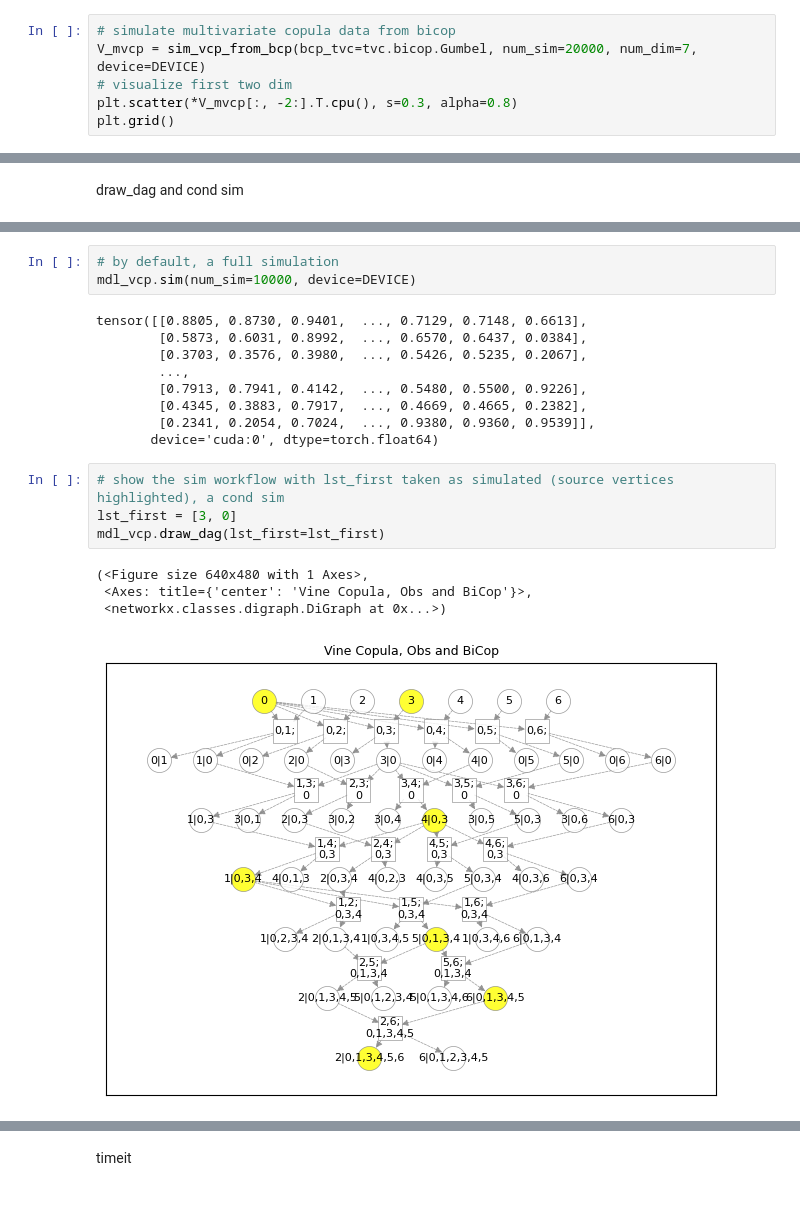
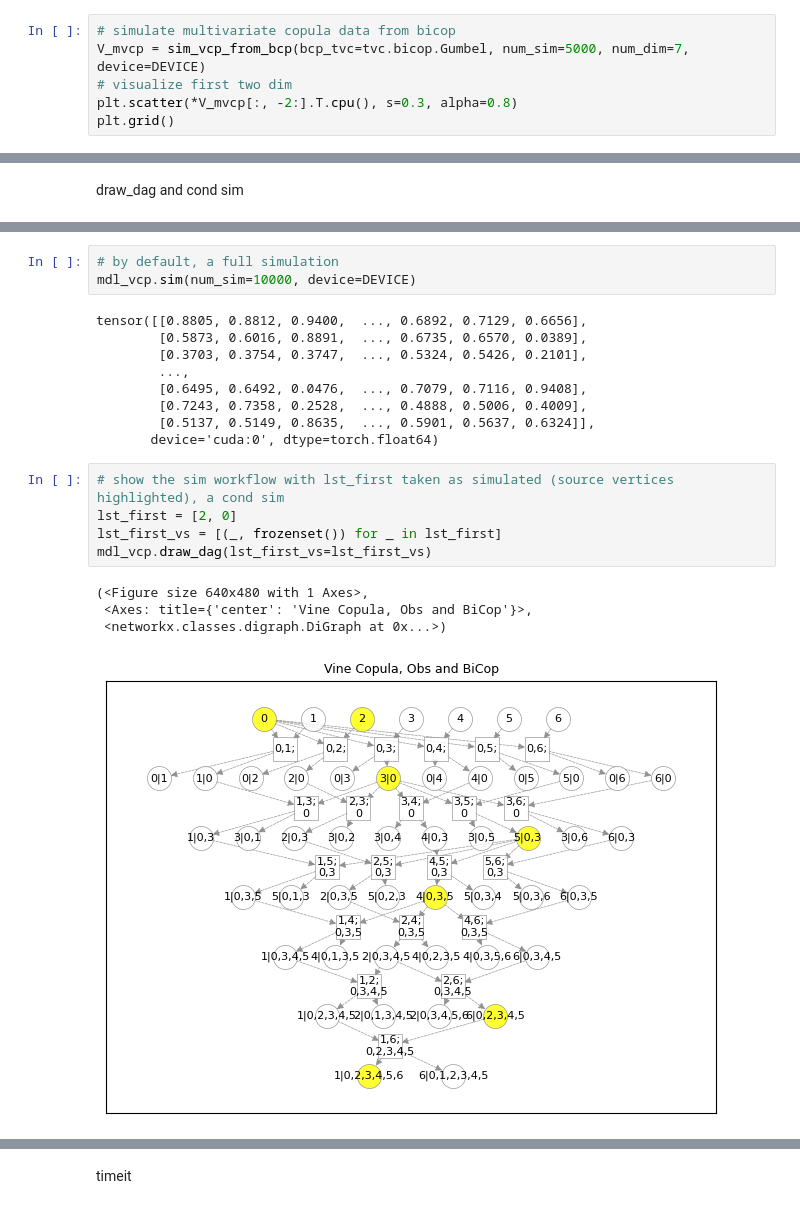
Before and after one commit to TY-Cheng/torchvinecopulib, a Jupyter notebook: examples/vinecop.ipynb, the cells around one changed output, grey strips where cells are left out. Drawn from its saved outputs; the diff is of its cells as text.

```diff
--- a/examples/vinecop.ipynb
+++ b/examples/vinecop.ipynb
@@ -54,7 +54,7 @@ load a DataVineCop from a json file
 bidep func avail: ['chatterjee_xi', 'ferreira_tail_dep_coeff', 'kendall_tau', 'mutual_info', 'wasserstein_dist_ind']
 # %%
 # simulate multivariate copula data from bicop
-V_mvcp = sim_vcp_from_bcp(bcp_tvc=tvc.bicop.Gumbel, num_sim=20000, num_dim=7, device=DEVICE)
+V_mvcp = sim_vcp_from_bcp(bcp_tvc=tvc.bicop.Gumbel, num_sim=5000, num_dim=7, device=DEVICE)
 # visualize first two dim
 plt.scatter(*V_mvcp[:, -2:].T.cpu(), s=0.3, alpha=0.8)
 plt.grid()
@@ -162,23 +162,24 @@ mdl_vcp.draw_dag()
 # by default, a full simulation
 mdl_vcp.sim(num_sim=10000, device=DEVICE)
 # %% [output]
-tensor([[0.8805, 0.8730, 0.9401,  ..., 0.7129, 0.7148, 0.6613],
-        [0.5873, 0.6031, 0.8992,  ..., 0.6570, 0.6437, 0.0384],
-        [0.3703, 0.3576, 0.3980,  ..., 0.5426, 0.5235, 0.2067],
+tensor([[0.8805, 0.8812, 0.9400,  ..., 0.6892, 0.7129, 0.6656],
+        [0.5873, 0.6016, 0.8891,  ..., 0.6735, 0.6570, 0.0389],
+        [0.3703, 0.3754, 0.3747,  ..., 0.5324, 0.5426, 0.2101],
         ...,
-        [0.7913, 0.7941, 0.4142,  ..., 0.5480, 0.5500, 0.9226],
-        [0.4345, 0.3883, 0.7917,  ..., 0.4669, 0.4665, 0.2382],
-        [0.2341, 0.2054, 0.7024,  ..., 0.9380, 0.9360, 0.9539]],
+        [0.6495, 0.6492, 0.0476,  ..., 0.7079, 0.7116, 0.9408],
+        [0.7243, 0.7358, 0.2528,  ..., 0.4888, 0.5006, 0.4009],
+        [0.5137, 0.5149, 0.8635,  ..., 0.5901, 0.5637, 0.6324]],
        device='cuda:0', dtype=torch.float64)
 # %%
 # show the sim workflow with lst_first taken as simulated (source vertices highlighted), a cond sim
-lst_first = [3, 0]
-mdl_vcp.draw_dag(lst_first=lst_first)
+lst_first = [2, 0]
+lst_first_vs = [(_, frozenset()) for _ in lst_first]
+mdl_vcp.draw_dag(lst_first_vs=lst_first_vs)
 # %% [output]
 (<Figure size 640x480 with 1 Axes>,
  <Axes: title={'center': 'Vine Copula, Obs and BiCop'}>,
  <networkx.classes.digraph.DiGraph at 0x...>)
-[figure, old version]
+[figure, new version]
 # %%
 # prepare dct_first for a cond sim
 num_sim = 10000
```
Also changed, not shown: parts of 7 cells of this notebook, 12 other files.
